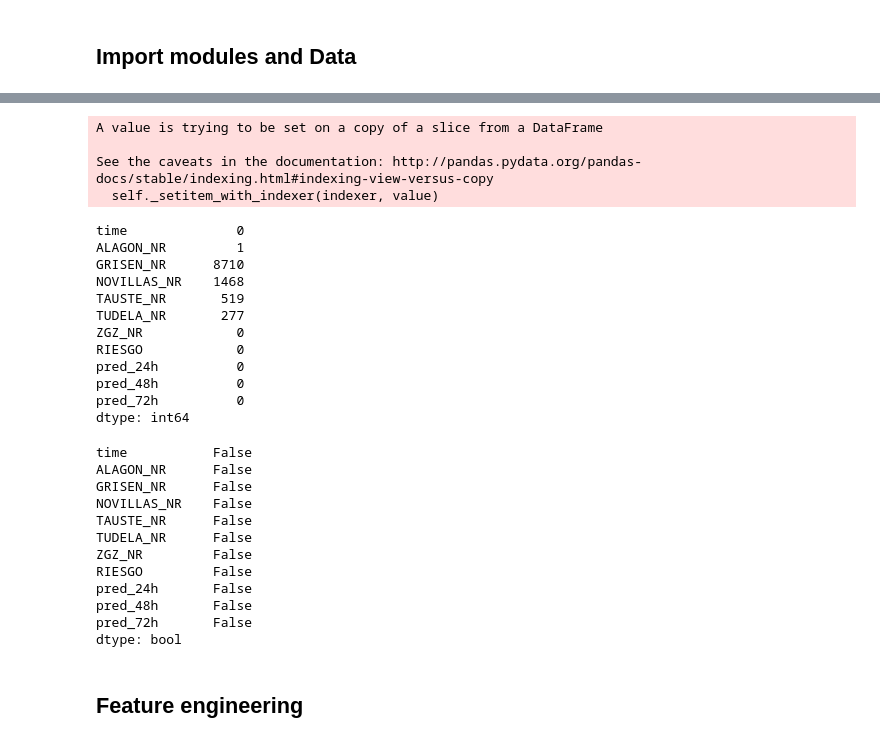
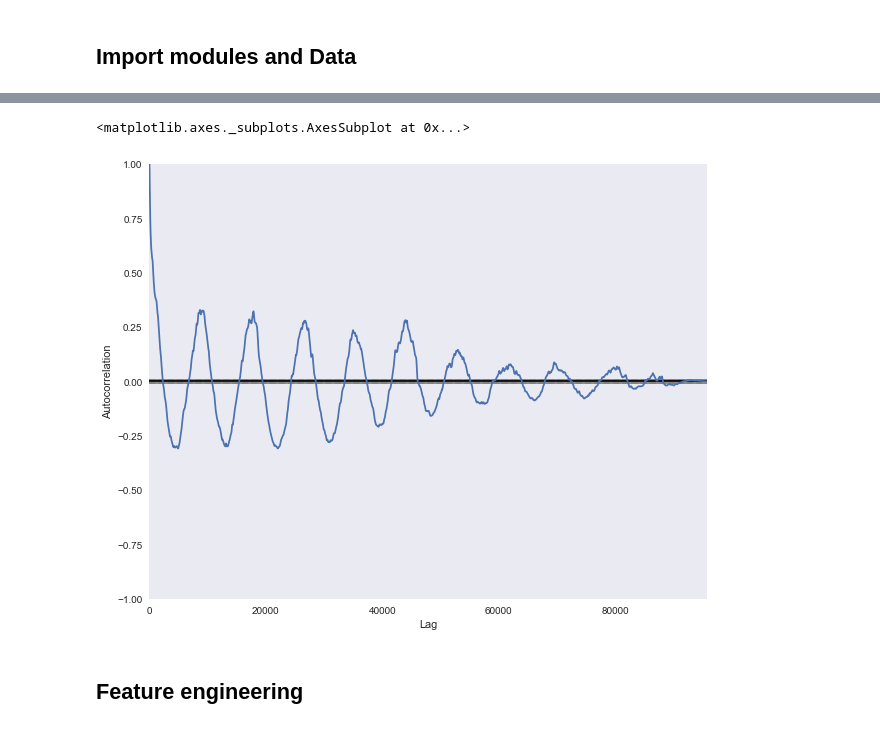
Before and after one commit to mlopezcaballero/Apsu, a Jupyter notebook: notebooks/data_preparation.ipynb, the cells around one changed output, grey strips where cells are left out. Saved outputs shown, nothing was run; the diff lists cells and outputs as text; code cells hidden in the pictures.

```diff
--- a/notebooks/data_preparation.ipynb
+++ b/notebooks/data_preparation.ipynb
@@ -66,0 +86,20 @@ raw_data.head()
+# %%
+# Estation to load data
+estaciones = {'pna': '9262-19530901-20190131.csv',
+              'zar_aero':'9434-19410101-20190302.csv'}
+
+# inputs
+cols = ['FECHA','TMEDIA','TMIN','TMAX','PRECIPITACION']
+path_meteo = '../data/DatosPorEstacion2019-03-02/DatosPorEstacion/'
+
+# Load meteo data and filter by period
+df_meteo = md.load_meteo(path_meteo, estaciones, cols)
+
+# complete hourly data
+df_meteo = df_meteo.resample('H').ffill()/24
+
+# Filter by period
+df_meteo = df_meteo[(df_meteo.index >= start) & (df_meteo.index <= end)]
+
+print('Shape:', df_meteo.shape)
+display(df_meteo.tail())
@@ -107,44 +153,8 @@ r2_score = 0.996
-# %%
-A = raw_data[['TAUSTE_NR', 'TUDELA_NR', 'ZGZ_NR']][raw_data.ALAGON_NR.isnull()]
-ix = A[A.isnull().sum(axis=1) == 0].index
-prediction = rf_imputation.predict(A[A.isnull().sum(axis=1) == 0])
-raw_data['ALAGON_NR'].iloc[ix] = prediction
-# %% [output]
-A value is trying to be set on a copy of a slice from a DataFrame
-
-See the caveats in the documentation: http://pandas.pydata.org/pandas-docs/stable/indexing.html#indexing-view-versus-copy
-  self._setitem_with_indexer(indexer, value)
-# %%
-raw_data.isnull().sum()
-# %% [output]
-time              0
-ALAGON_NR         1
-GRISEN_NR      8710
-NOVILLAS_NR    1468
-TAUSTE_NR       519
-TUDELA_NR       277
-ZGZ_NR            0
-RIESGO            0
-pred_24h          0
-pred_48h          0
-pred_72h          0
-dtype: int64
-# %%
-# Most simple thing, remove missing values
-data_s1 = raw_data.dropna()
-data_s1.isnull().any()
-# %% [output]
-time           False
-ALAGON_NR      False
-GRISEN_NR      False
-NOVILLAS_NR    False
-TAUSTE_NR      False
-TUDELA_NR      False
-ZGZ_NR         False
-RIESGO         False
-pred_24h       False
-pred_48h       False
-pred_72h       False
-dtype: bool
+# %%
+plt.figure(figsize=(10,8))
+pd.plotting.autocorrelation_plot(df.ZGZ_NR)
+# %% [output]
+<matplotlib.axes._subplots.AxesSubplot at 0x...>
+[figure, added]
 # %% [markdown]
 ## Feature engineering <a class="anchor" id="third-bullet"></a>
```
Also changed, not shown: parts of 22 cells of this notebook, 2 other files.
